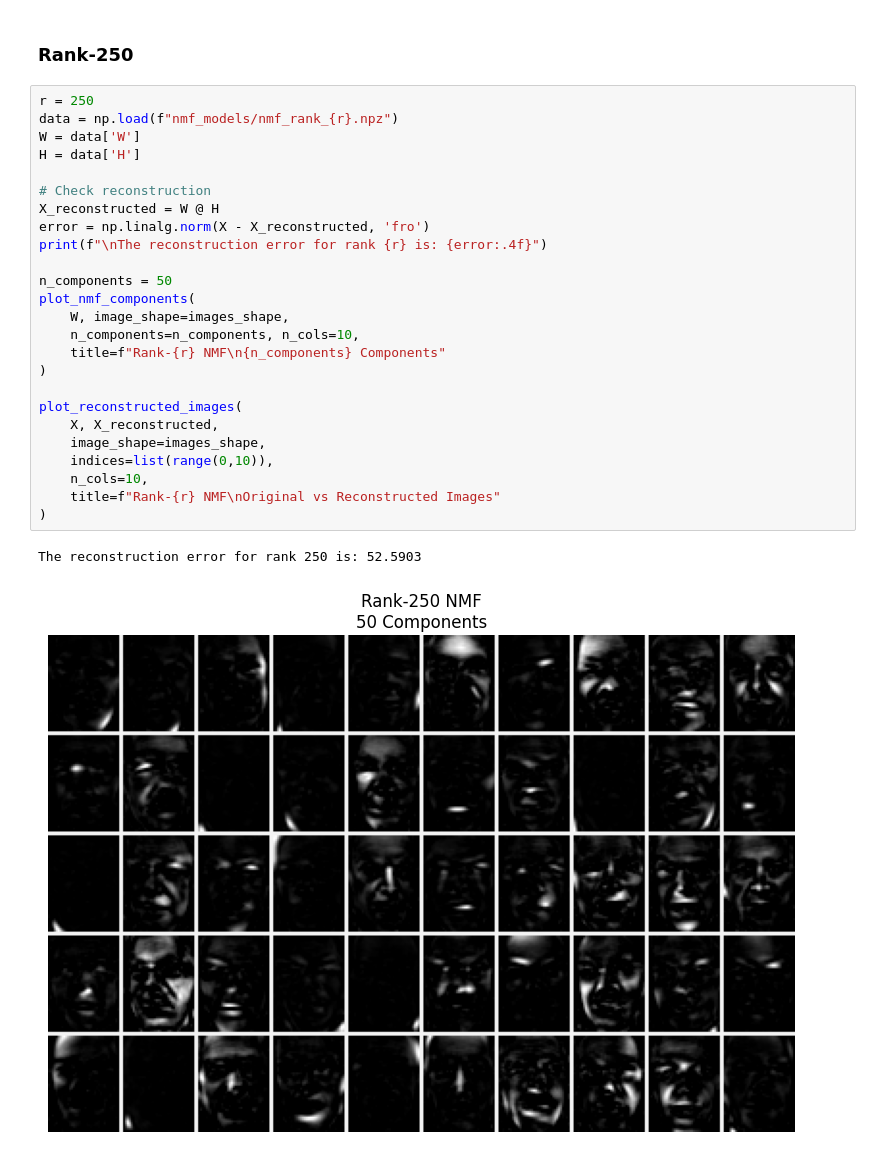
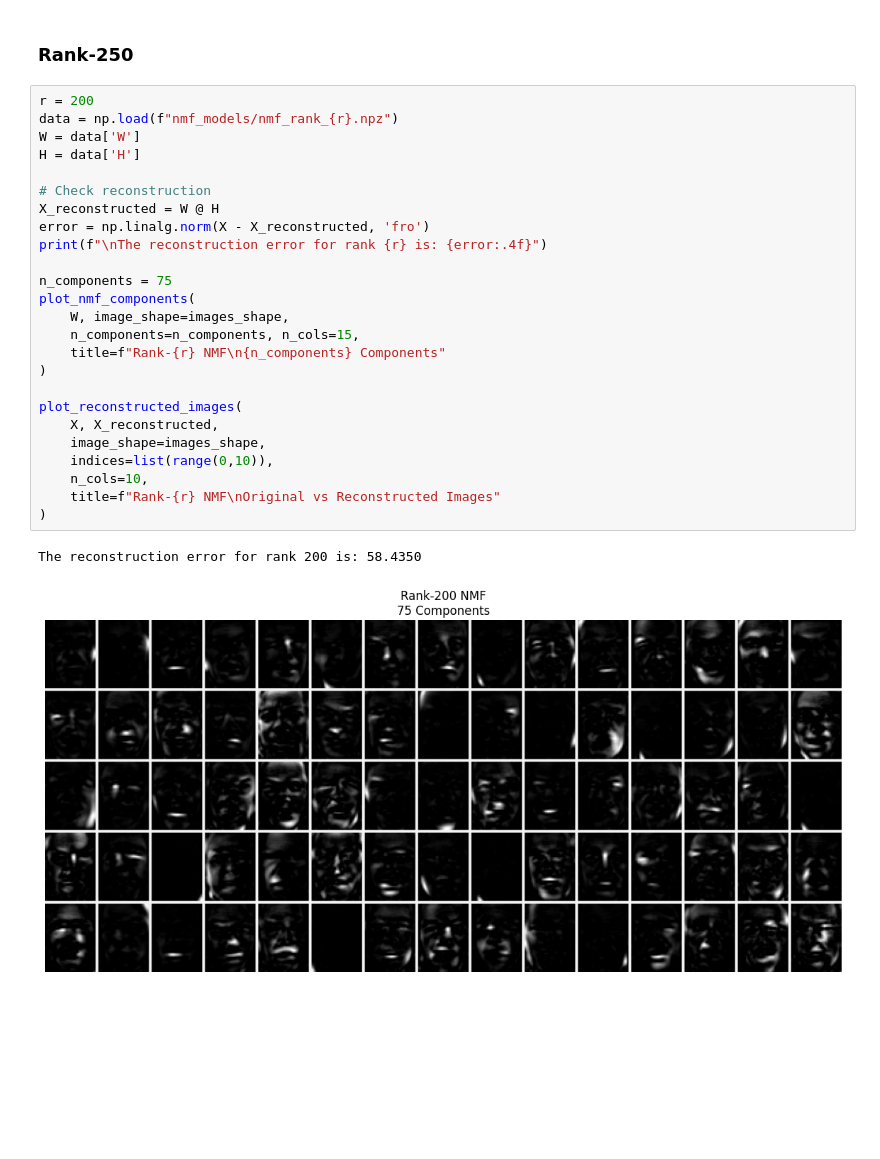
Before and after one commit to sofillav/nmf_project, a Jupyter notebook: notebook.ipynb, the cells around one changed output. Cells and saved outputs as stored; diff of their text form; blank space fills up the shorter version.

```diff
--- a/notebook.ipynb
+++ b/notebook.ipynb
@@ -155,31 +185,31 @@ The reconstruction error for rank 50 is: 96.6585
 # %% [markdown]
 ### Rank-250
 # %%
-r = 250
+r = 200
 data = np.load(f"nmf_models/nmf_rank_{r}.npz")
 W = data['W']
 H = data['H']
 
 # Check reconstruction
 X_reconstructed = W @ H
 error = np.linalg.norm(X - X_reconstructed, 'fro')
 print(f"\nThe reconstruction error for rank {r} is: {error:.4f}")
 
-n_components = 50
+n_components = 75
 plot_nmf_components(
     W, image_shape=images_shape,
-    n_components=n_components, n_cols=10,
+    n_components=n_components, n_cols=15,
     title=f"Rank-{r} NMF\n{n_components} Components"
 )
 
 plot_reconstructed_images(
     X, X_reconstructed,
     image_shape=images_shape,
     indices=list(range(0,10)),
     n_cols=10,
     title=f"Rank-{r} NMF\nOriginal vs Reconstructed Images"
 )
 # %% [output]
-The reconstruction error for rank 250 is: 52.5903
+The reconstruction error for rank 200 is: 58.4350
-[figure, old version]
+[figure, new version]
 [figure]
```
Also changed, not shown: parts of 3 cells of this notebook, 2 other files.
